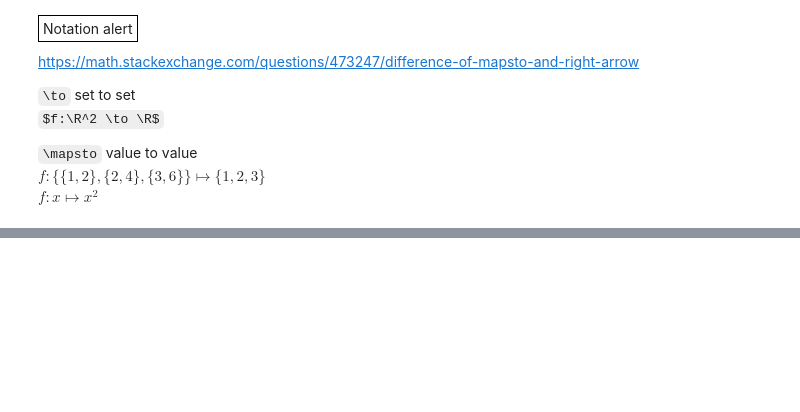
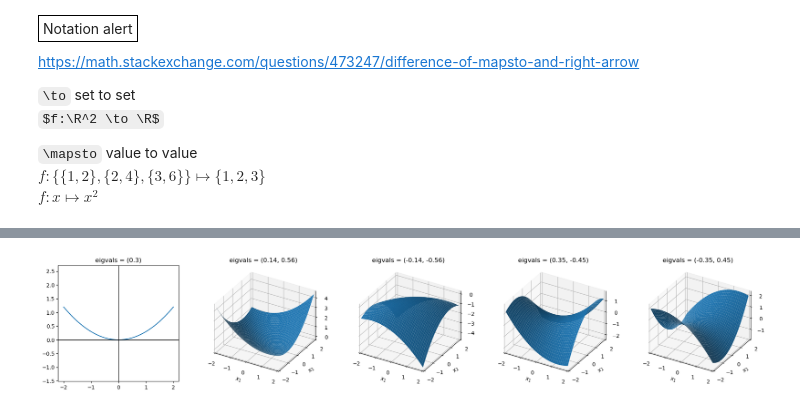
Before and after one commit to ohshane/NeuralNetwork, a Jupyter notebook: MVN/eigen.ipynb, the cells around one changed output, grey strips where cells are left out. Saved outputs shown, nothing was run; the diff lists cells and outputs as text; code cells hidden in the pictures; some formulas as TeX source; blank space fills up the shorter version.

```diff
--- a/MVN/eigen.ipynb
+++ b/MVN/eigen.ipynb
@@ -1468,0 +1506,59 @@ $f:x \mapsto x^2$
+# %%
+import numpy as np
+import matplotlib.pyplot as plt
+
+l = np.linspace(-2, 2, 41)
+A = .3
+x = l
+
+fig = plt.figure(figsize=(24,4))
+
+ax1 = fig.add_subplot(1,5,1)
+ax1.plot(x, A*x**2)
+ax1.axvline(0, lw=1, c='k')
+ax1.axhline(0, lw=1, c='k')
+ax1.set_title(f'eigvals = ({A})')
+ax1.axis('equal')
+
+x1, x2 = np.meshgrid(l, l)
+x = np.stack([x1,x2]).reshape(2,-1)
+
+A = np.array([[.3,.2],
+              [.2,.4]])
+ax2 = fig.add_subplot(1,5,2,projection='3d',proj_type='ortho')
+ax2.plot_surface(x1, x2, (x.T @ A @ x).diagonal().reshape(41,41))
+ax2.set_title('eigvals = (' +', '.join(map(lambda x: f"{x:.2f}", np.linalg.eigvals(A))) + ')')
+ax2.set_xlabel(r"$x_1$")
+ax2.set_ylabel(r"$x_2$")
+ax2.axis([-2,2,-2,2])
+
+A = np.array([[-.3, .2],
+              [ .2,-.4]])
+ax3 = fig.add_subplot(1,5,3,projection='3d',proj_type='ortho')
+ax3.plot_surface(x1, x2, (x.T @ A @ x).diagonal().reshape(41,41))
+ax3.set_title('eigvals = (' +', '.join(map(lambda x: f"{x:.2f}", np.linalg.eigvals(A))) + ')')
+ax3.set_xlabel(r"$x_1$")
+ax3.set_ylabel(r"$x_2$")
+ax3.axis([-2,2,-2,2])
+
+A = np.array([[ .3, .2],
+              [ .2,-.4]])
+ax4 = fig.add_subplot(1,5,4,projection='3d',proj_type='ortho')
+ax4.plot_surface(x1, x2, (x.T @ A @ x).diagonal().reshape(41,41))
+ax4.set_title('eigvals = (' +', '.join(map(lambda x: f"{x:.2f}", np.linalg.eigvals(A))) + ')')
+ax4.set_xlabel(r"$x_1$")
+ax4.set_ylabel(r"$x_2$")
+ax4.axis([-2,2,-2,2])
+
+A = np.array([[-.3, .2],
+              [ .2, .4]])
+ax5 = fig.add_subplot(1,5,5,projection='3d',proj_type='ortho')
+ax5.plot_surface(x1, x2, (x.T @ A @ x).diagonal().reshape(41,41))
+ax5.set_title('eigvals = (' +', '.join(map(lambda x: f"{x:.2f}", np.linalg.eigvals(A))) + ')')
+ax5.set_xlabel(r"$x_1$")
+ax5.set_ylabel(r"$x_2$")
+ax5.axis([-2,2,-2,2])
+
+plt.show()
+# %% [output]
+[figure, added]
```
Also changed, not shown: parts of 13 cells of this notebook.
